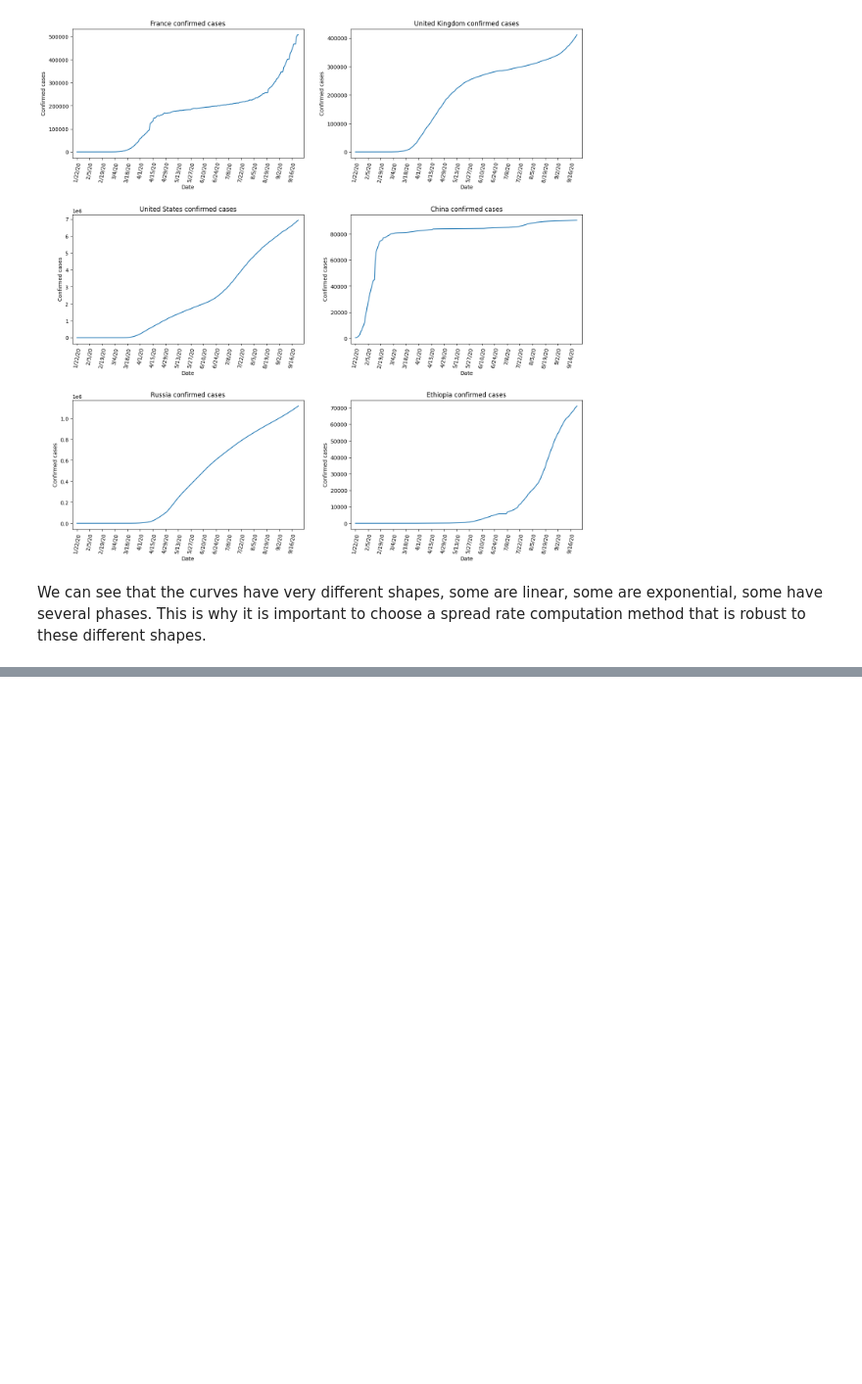
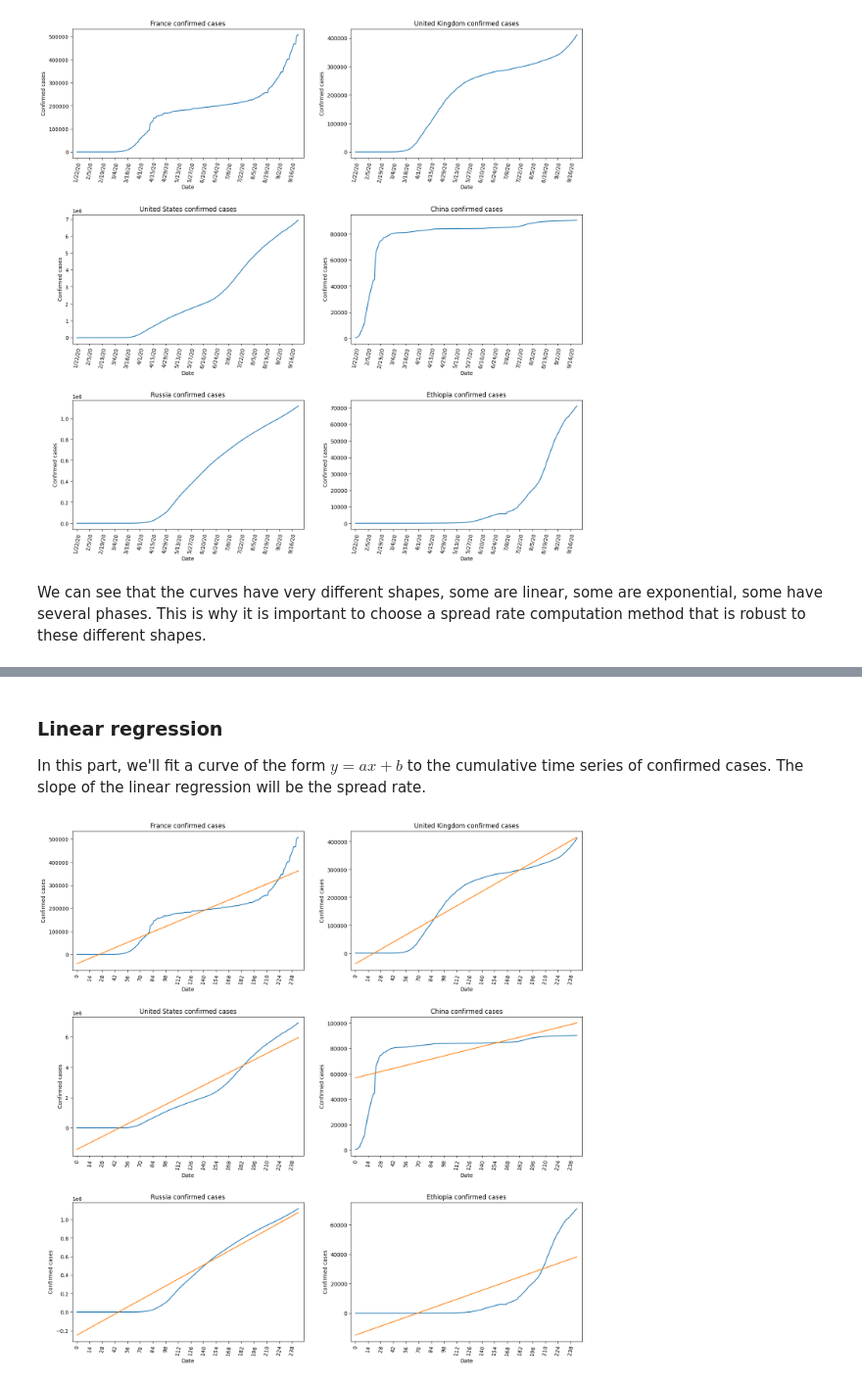
Before and after one commit to tom-sartori/BIN710, a Jupyter notebook: Project/spread_rate.ipynb, the cells around one changed output, grey strips where cells are left out. Shown at 98% size. Cells and saved outputs as stored; diff of their text form; code cells hidden in the pictures; blank space fills up the shorter version.

Commit message:
[+] regressions

```diff
--- a/Project/spread_rate.ipynb
+++ b/Project/spread_rate.ipynb
@@ -63,0 +72,34 @@ We can see that the curves have very different shapes, some are linear, some are
+# %% [markdown]
+### Linear regression
+In this part, we'll fit a curve of the form $y = ax + b$ to the cumulative time series of confirmed cases. The slope of the linear regression will be the spread rate.
+# %%
+from sklearn.linear_model import LinearRegression
+
+
+countries = ['France', 'United Kingdom', 'United States', 'China', 'Russia', 'Ethiopia']
+
+n = len(countries)
+fig, axs = plt.subplots(math.ceil(n/2), 2, figsize=(15, 5 * math.ceil(n/2)))
+
+for i, country in enumerate(countries):
+    country_data = data[data['Country'] == country]
+    country_data = country_data.drop(columns=['Country'])
+
+    x = range(len(country_data.columns))
+    y = country_data.values[0]
+
+    model = LinearRegression()
+    model.fit([[i] for i in x], y)
+
+    axs[i//2, i%2].plot(x, y)
+    axs[i//2, i%2].plot(x, model.predict([[i] for i in x]))
+    axs[i//2, i%2].set_title(f'{country} confirmed cases')
+    axs[i//2, i%2].set_xlim(-5, len(x) + 5)
+    axs[i//2, i%2].set_xlabel('Date')
+    axs[i//2, i%2].set_ylabel('Confirmed cases')
+    axs[i//2, i%2].tick_params(axis='x', rotation=80)
+    axs[i//2, i%2].xaxis.set_major_locator(plt.MultipleLocator(14))
+fig.tight_layout(pad=3.0)
+plt.show()
+# %% [output]
+[figure, added]
```
Also changed, not shown: parts of 6 cells of this notebook.
